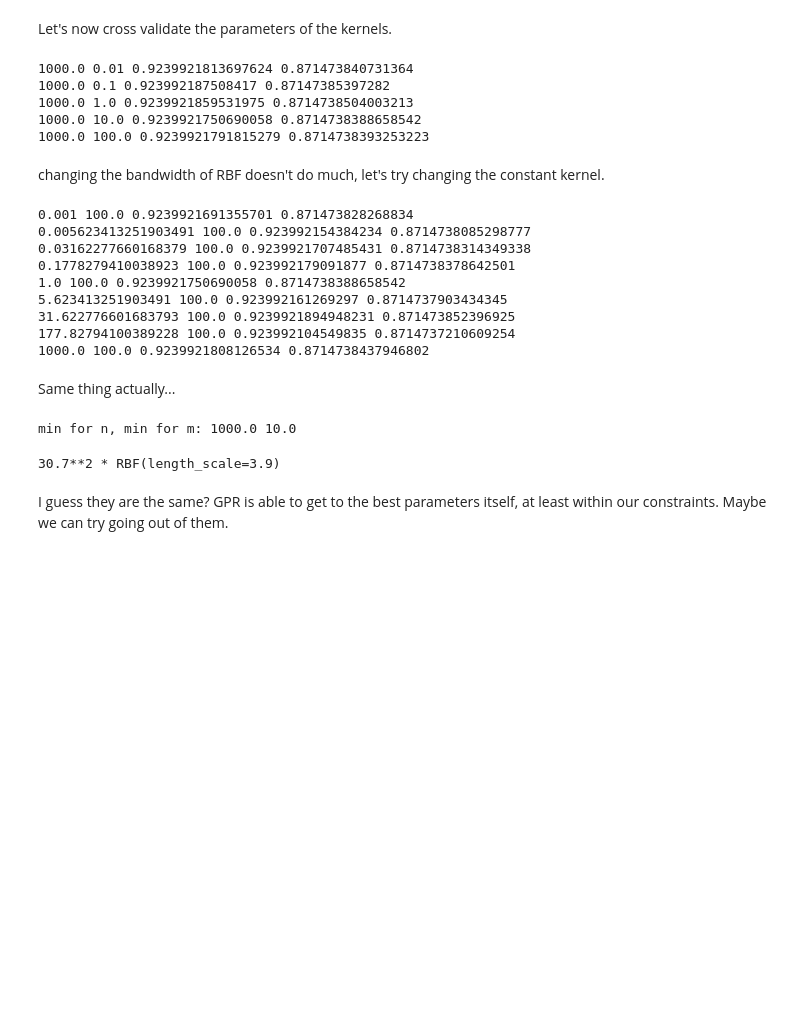
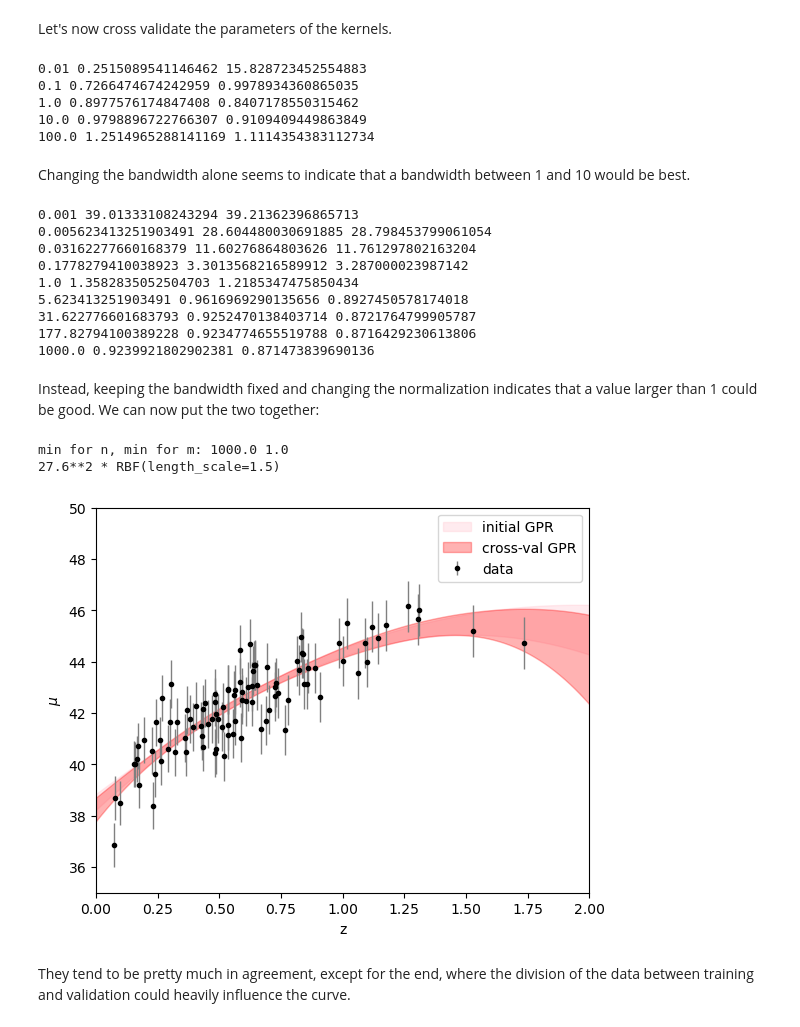
Before and after one commit to lisam10/astrostatistics_bicocca_2024, a Jupyter notebook: working/W18_GPR.ipynb, the cells around one changed output. Saved outputs shown, nothing was run; the diff lists cells and outputs as text; code cells hidden in the pictures; blank space fills up the shorter version.

```diff
--- a/working/W18_GPR.ipynb
+++ b/working/W18_GPR.ipynb
@@ -77,10 +76,10 @@ n_range = np.logspace(-3, 3, 9)
 m_range = np.logspace(-2, 2, 5)
 
 for m in m_range:
-    kernel = kernels.ConstantKernel(1.0, (1e-3, 1e3)) * kernels.RBF(m, (1e-2, 1e2))
+    kernel = kernels.ConstantKernel(1.0, (1e-3, 1e3)) * kernels.RBF(m, (m-m/10, m+m/10))
     model = GaussianProcessRegressor(kernel, alpha = dy_train **2)
     a, b = get_err(model)
-    print(n, m, a, b)
+    print(m, a, b)
     err_train.append(a)
     err_val.append(b)
 
@@ -89,62 +88,77 @@ for m in m_range:
 #plt.legend()
 #plt.show()
 # %% [output]
-1000.0 0.01 0.9239921813697624 0.871473840731364
-1000.0 0.1 0.923992187508417 0.87147385397282
-1000.0 1.0 0.9239921859531975 0.8714738504003213
-1000.0 10.0 0.9239921750690058 0.8714738388658542
-1000.0 100.0 0.9239921791815279 0.8714738393253223
+0.01 0.2515089541146462 15.828723452554883
+0.1 0.7266474674242959 0.9978934360865035
+1.0 0.8977576174847408 0.8407178550315462
+10.0 0.9798896722766307 0.9109409449863849
+100.0 1.2514965288141169 1.1114354383112734
 # %% [markdown]
-changing the bandwidth of RBF doesn't do much, let's try changing the constant kernel.
+Changing the bandwidth alone seems to indicate that a bandwidth between 1 and 10 would be best.
 # %%
 err_train = []
 err_val = []
 
 for n in n_range:
-    kernel = kernels.ConstantKernel(n, (1e-3, 1e3)) * kernels.RBF(10, (1e-2, 1e2))
+    kernel = kernels.ConstantKernel(n, (n - n/10, n+n/10)) * kernels.RBF(10, (1e-2, 1e2))
     model = GaussianProcessRegressor(kernel, alpha = dy_train **2)
     a, b = get_err(model)
-    print(n, m, a, b)
+    print(n, a, b)
     err_train.append(a)
     err_val.append(b)
 # %% [output]
-0.001 100.0 0.9239921691355701 0.871473828268834
-0.005623413251903491 100.0 0.923992154384234 0.8714738085298777
-0.03162277660168379 100.0 0.9239921707485431 0.8714738314349338
-0.1778279410038923 100.0 0.923992179091877 0.8714738378642501
-1.0 100.0 0.9239921750690058 0.8714738388658542
-5.623413251903491 100.0 0.923992161269297 0.8714737903434345
-31.622776601683793 100.0 0.9239921894948231 0.871473852396925
-177.82794100389228 100.0 0.923992104549835 0.8714737210609254
-1000.0 100.0 0.9239921808126534 0.8714738437946802
+0.001 39.01333108243294 39.21362396865713
+0.005623413251903491 28.604480030691885 28.798453799061054
+0.03162277660168379 11.60276864803626 11.761297802163204
+0.1778279410038923 3.3013568216589912 3.287000023987142
+1.0 1.3582835052504703 1.2185347475850434
+5.623413251903491 0.9616969290135656 0.8927450578174018
+31.622776601683793 0.9252470138403714 0.8721764799905787
+177.82794100389228 0.9234774655519788 0.8716429230613806
+1000.0 0.9239921802902381 0.871473839690136
 # %% [markdown]
-Same thing actually...
+Instead, keeping the bandwidth fixed and changing the normalization indicates that a value larger than 1 could be good. We can now put the two together:
 # %%
 err_train = []
 err_val = []
 
+m_range = np.linspace(1, 10, 20)
+n_range = np.logspace(0, 3, 20)
+
 for n in n_range:
     for m in m_range:
-        kernel = kernels.ConstantKernel(1.0, (1e-3, 1e3)) * kernels.RBF(m, (1e-2, 1e2))
+        kernel = kernels.ConstantKernel(n, (n - n/10, n+n/10)) * kernels.RBF(m, (m-m/10, m+m/10))
         model = GaussianProcessRegressor(kernel, alpha = dy_train **2)
         a, b = get_err(model)
         #print(n, m, a, b)
         err_train.append(a)
         err_val.append(b)
         if min(err_val) == b: n_min, m_min = n, m
-
-print('min for n, min for m:', n_min, m_min)
-# %% [output]
-min for n, min for m: 1000.0 10.0
 # %%
+print('min for n, min for m:', n_min, m_min)
+
 z = np.linspace(0,2, 100)
 
-kernel = kernels.ConstantKernel(1000.0, (1e-3, 1e3)) * kernels.RBF(10, (1e-2, 1e2))
+kernel = kernels.ConstantKernel(n_min, (n_min - n_min/2, n_min + n_min/2)) * kernels.RBF(m_min, (m_min-m_min/2, m_min+m_min/2))
 
 gpr_best = GaussianProcessRegressor(kernel = kernel, alpha = dmu**2) #default kernel is RBF (radial-basis function kernel)
 gpr_best.fit(z_sample[:, None], mu_sample) #fitting gpr to our data
 print(gpr_best.kernel_)
+gpr_best_value, gpr_best_err = gpr_best.predict(z[:, None], return_std=True)
+
+fig = plt.figure(figsize = (14, 5))
+
+ax = fig.add_subplot(121)
+ax.errorbar(z_sample, mu_sample, dmu, fmt='.k', ecolor='gray', lw=1,label='data')
+ax.set(xlabel = 'z', ylabel = '$\mu$', xlim = (0, 2), ylim = (35, 50))
+ax.fill_between(z, gpr_value - gpr_err, gpr_value + gpr_err,  color='pink', alpha=0.3, label = 'initial GPR')
+ax.fill_between(z, gpr_best_value - gpr_best_err, gpr_best_value +  gpr_best_err,  color='red', alpha=0.3, label = 'cross-val GPR')
+
+plt.legend()
+plt.show()
 # %% [output]
-30.7**2 * RBF(length_scale=3.9)
+min for n, min for m: 1000.0 1.0
+27.6**2 * RBF(length_scale=1.5)
+[figure, added]
 # %% [markdown]
-I guess they are the same? GPR is able to get to the best parameters itself, at least within our constraints. Maybe we can try going out of them.
+They tend to be pretty much in agreement, except for the end, where the division of the data between training and validation could heavily influence the curve.
```
Also changed, not shown: parts of 31 cells of this notebook.
